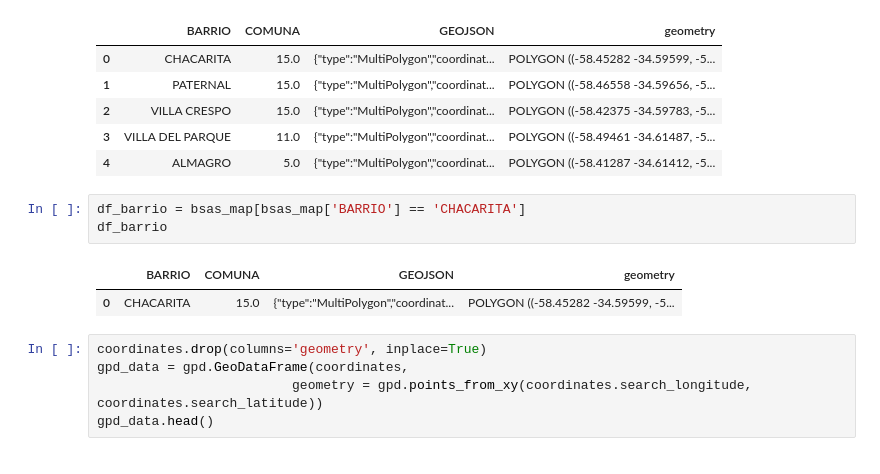
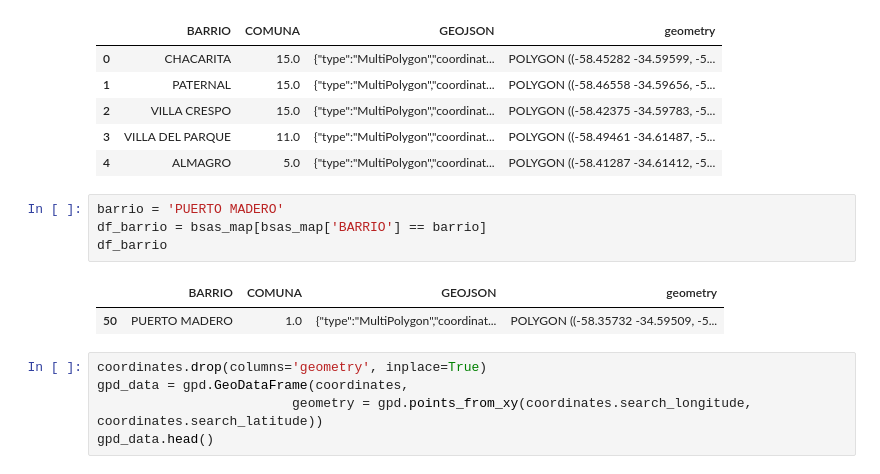
Before and after one commit to julietahocsman/goproject, a Jupyter notebook: notebooks/busquedas_barrios.ipynb, the cells around one changed output. Saved outputs shown, nothing was run; the diff lists cells and outputs as text.

```diff
--- a/notebooks/busquedas_barrios.ipynb
+++ b/notebooks/busquedas_barrios.ipynb
@@ -21,11 +21,12 @@ bsas_map.head(5)
 | 3 | VILLA DEL PARQUE | 11.0 | {"type":"MultiPolygon","coordinat... | POLYGON ((-58.49461 -34.61487, -5... |
 | 4 | ALMAGRO | 5.0 | {"type":"MultiPolygon","coordinat... | POLYGON ((-58.41287 -34.61412, -5... |
 # %%
-df_barrio = bsas_map[bsas_map['BARRIO'] == 'CHACARITA']
+barrio = 'PUERTO MADERO'
+df_barrio = bsas_map[bsas_map['BARRIO'] == barrio]
 df_barrio
 # %% [output]
 |  | BARRIO | COMUNA | GEOJSON | geometry |
-| 0 | CHACARITA | 15.0 | {"type":"MultiPolygon","coordinat... | POLYGON ((-58.45282 -34.59599, -5... |
+| 50 | PUERTO MADERO | 1.0 | {"type":"MultiPolygon","coordinat... | POLYGON ((-58.35732 -34.59509, -5... |
 # %%
 coordinates.drop(columns='geometry', inplace=True)
 gpd_data = gpd.GeoDataFrame(coordinates,
```
Also changed, not shown: parts of 3 cells of this notebook, 7 other files.
